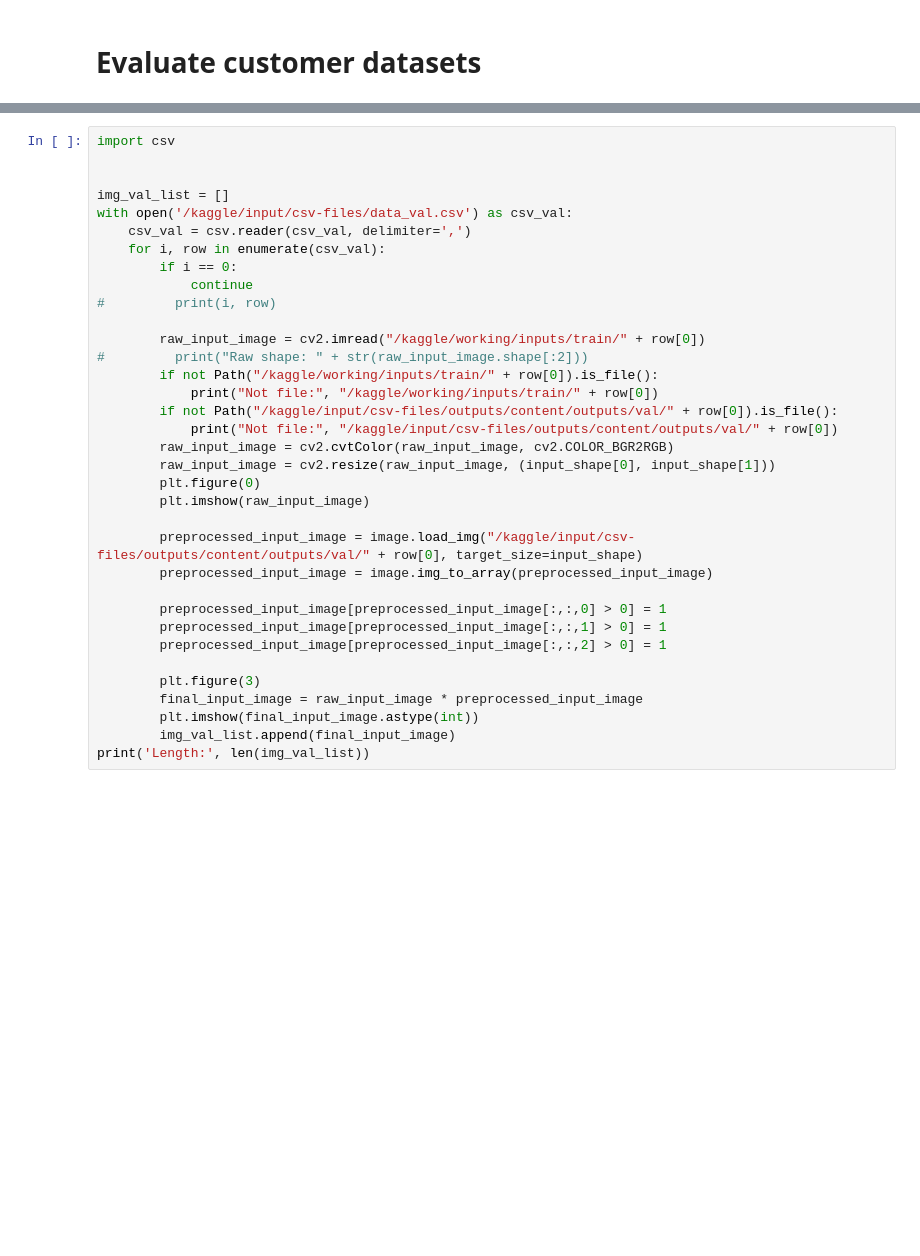
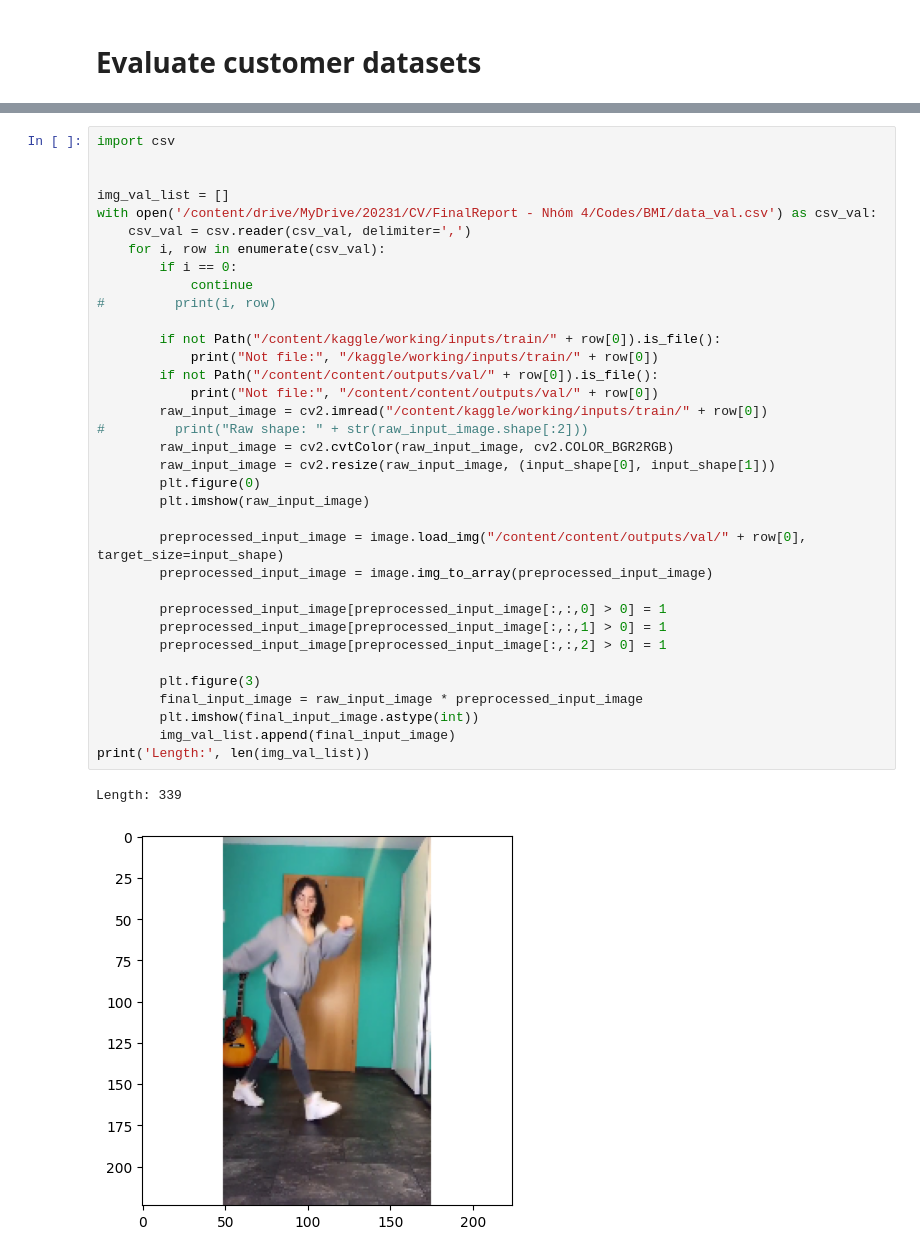
Before and after one commit to tuandn194398/Height-and-Weight-Estimation, a Jupyter notebook: BMI/bmi_prediction_colab.ipynb, the cells around one changed output, grey strips where cells are left out. Cells and saved outputs as stored; diff of their text form; blank space fills up the shorter version.

```diff
--- a/BMI/bmi_prediction_colab.ipynb
+++ b/BMI/bmi_prediction_colab.ipynb
@@ -1107,35 +1155,38 @@ All OK
 # %%
 import csv
 
 
 img_val_list = []
-with open('/kaggle/input/csv-files/data_val.csv') as csv_val:
+with open('/content/drive/MyDrive/20231/CV/FinalReport - Nhóm 4/Codes/BMI/data_val.csv') as csv_val:
     csv_val = csv.reader(csv_val, delimiter=',')
     for i, row in enumerate(csv_val):
         if i == 0:
             continue
 #         print(i, row)
 
-        raw_input_image = cv2.imread("/kaggle/working/inputs/train/" + row[0])
+        if not Path("/content/kaggle/working/inputs/train/" + row[0]).is_file():
+            print("Not file:", "/kaggle/working/inputs/train/" + row[0])
+        if not Path("/content/content/outputs/val/" + row[0]).is_file():
+            print("Not file:", "/content/content/outputs/val/" + row[0])
+        raw_input_image = cv2.imread("/content/kaggle/working/inputs/train/" + row[0])
 #         print("Raw shape: " + str(raw_input_image.shape[:2]))
-        if not Path("/kaggle/working/inputs/train/" + row[0]).is_file():
-            print("Not file:", "/kaggle/working/inputs/train/" + row[0])
-        if not Path("/kaggle/input/csv-files/outputs/content/outputs/val/" + row[0]).is_file():
-            print("Not file:", "/kaggle/input/csv-files/outputs/content/outputs/val/" + row[0])
         raw_input_image = cv2.cvtColor(raw_input_image, cv2.COLOR_BGR2RGB)
         raw_input_image = cv2.resize(raw_input_image, (input_shape[0], input_shape[1]))
         plt.figure(0)
         plt.imshow(raw_input_image)
 
-        preprocessed_input_image = image.load_img("/kaggle/input/csv-files/outputs/content/outputs/val/" + row[0], target_size=input_shape)
+        preprocessed_input_image = image.load_img("/content/content/outputs/val/" + row[0], target_size=input_shape)
         preprocessed_input_image = image.img_to_array(preprocessed_input_image)
 
         preprocessed_input_image[preprocessed_input_image[:,:,0] > 0] = 1
         preprocessed_input_image[preprocessed_input_image[:,:,1] > 0] = 1
         preprocessed_input_image[preprocessed_input_image[:,:,2] > 0] = 1
 
         plt.figure(3)
         final_input_image = raw_input_image * preprocessed_input_image
         plt.imshow(final_input_image.astype(int))
         img_val_list.append(final_input_image)
 print('Length:', len(img_val_list))
+# %% [output]
+Length: 339
+[figure, added]
```
Also changed, not shown: parts of 13 cells of this notebook, 1 other file.
